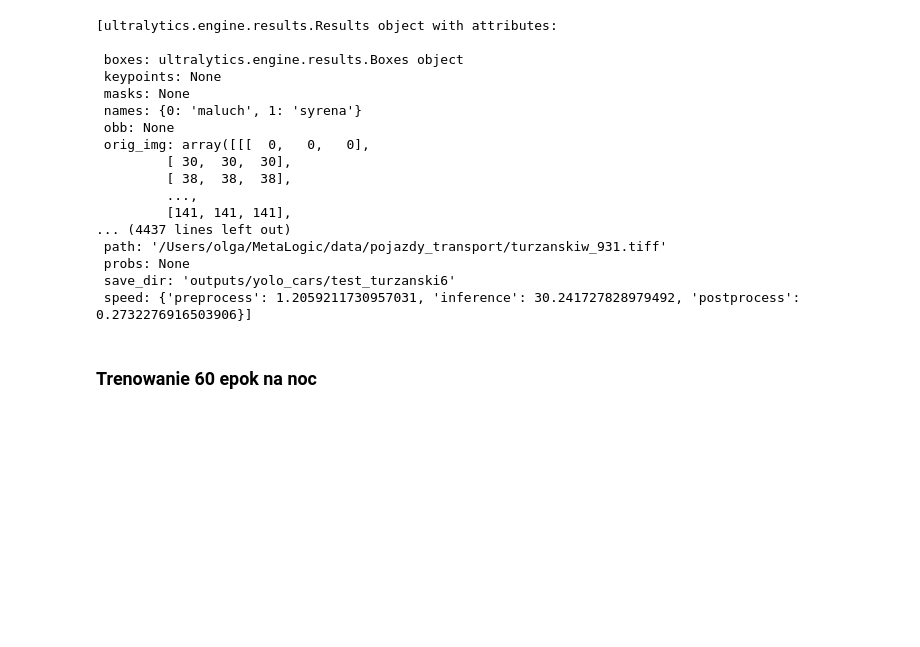
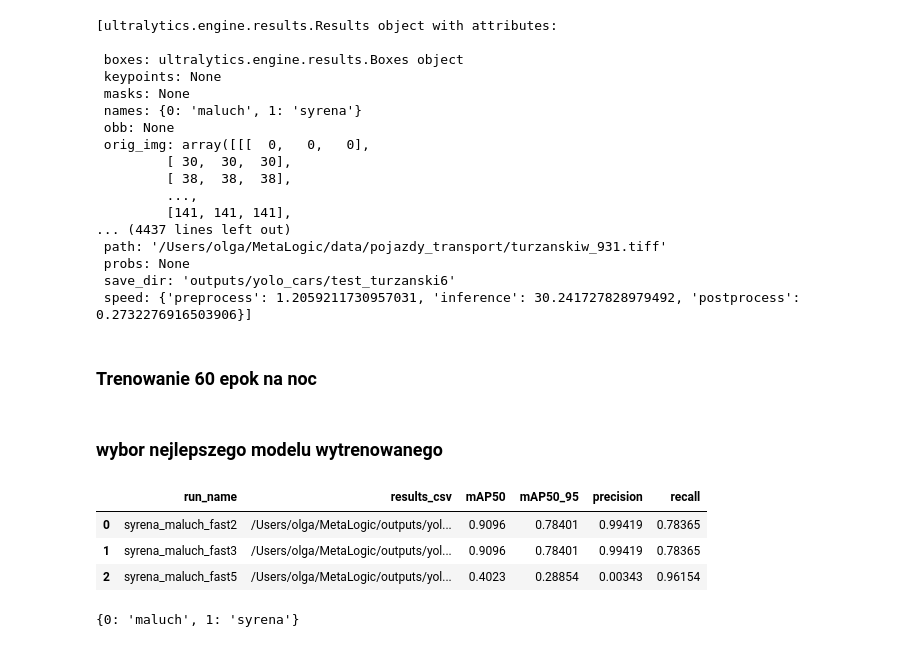
Before and after one commit to OlgaSzum/MetaLogic, a Jupyter notebook: notebooks/mac_yolo_trening.ipynb, the cells around one changed output. Drawn from its saved outputs; the diff is of its cells as text; code cells hidden in the pictures; blank space fills up the shorter version.

```diff
--- a/notebooks/mac_yolo_trening.ipynb
+++ b/notebooks/mac_yolo_trening.ipynb
@@ -119,3 +119,66 @@ model.train(
     project="outputs/yolo_cars",
     name="syrena_maluch_long",
 )
+# %% [markdown]
+### wybor nejlepszego modelu wytrenowanego
+# %%
+from pathlib import Path
+import pandas as pd
+
+"""
+Porównuje wyniki runów YOLO (Syrena/Maluch) i wybiera najlepszy.
+
+Założenia:
+- runy są w katalogu: outputs/yolo_cars/syrena_maluch_fast*
+- każdy run ma plik results.csv z kolumnami:
+  'metrics/precision(B)', 'metrics/recall(B)',
+  'metrics/mAP50(B)', 'metrics/mAP50-95(B)' (z poprzedzającymi spacjami).
+"""
+
+PROJECT_ROOT = Path.cwd().resolve()
+RUNS_DIR = PROJECT_ROOT / "outputs" / "yolo_cars"
+
+rows = []
+
+for run_dir in sorted(RUNS_DIR.glob("syrena_maluch_fast*")):
+    csv_path = run_dir / "results.csv"
+    if not csv_path.exists():
+        continue
+
+    df = pd.read_csv(csv_path)
+    # usuwamy spacje z nazw kolumn
+    df.columns = [c.strip() for c in df.columns]
+
+    last = df.iloc[-1]  # ostatnia epoka
+
+    rows.append(
+        {
+            "run_name": run_dir.name,
+            "results_csv": csv_path.as_posix(),
+            "mAP50": last.get("metrics/mAP50(B)"),
+            "mAP50_95": last.get("metrics/mAP50-95(B)"),
+            "precision": last.get("metrics/precision(B)"),
+            "recall": last.get("metrics/recall(B)"),
+        }
+    )
+
+df_runs = pd.DataFrame(rows)
+df_runs = df_runs.sort_values("mAP50_95", ascending=False)
+df_runs
+# %% [output]
+|  | run_name | results_csv | mAP50 | mAP50_95 | precision | recall |
+| 0 | syrena_maluch_fast2 | /Users/olga/MetaLogic/outputs/yol... | 0.9096 | 0.78401 | 0.99419 | 0.78365 |
+| 1 | syrena_maluch_fast3 | /Users/olga/MetaLogic/outputs/yol... | 0.9096 | 0.78401 | 0.99419 | 0.78365 |
+| 2 | syrena_maluch_fast5 | /Users/olga/MetaLogic/outputs/yol... | 0.4023 | 0.28854 | 0.00343 | 0.96154 |
+# %%
+from pathlib import Path
+from ultralytics import YOLO
+
+PROJECT_ROOT = Path.cwd().resolve()
+BEST_RUN = "syrena_maluch_fast3"  # wybrany run
+YOLO_MODEL_PATH = PROJECT_ROOT / "outputs" / "yolo_cars" / BEST_RUN / "weights" / "best.pt"
+
+model = YOLO(str(YOLO_MODEL_PATH))
+print(model.names)
+# %% [output]
+{0: 'maluch', 1: 'syrena'}
```
Also changed, not shown: 15 other files.
